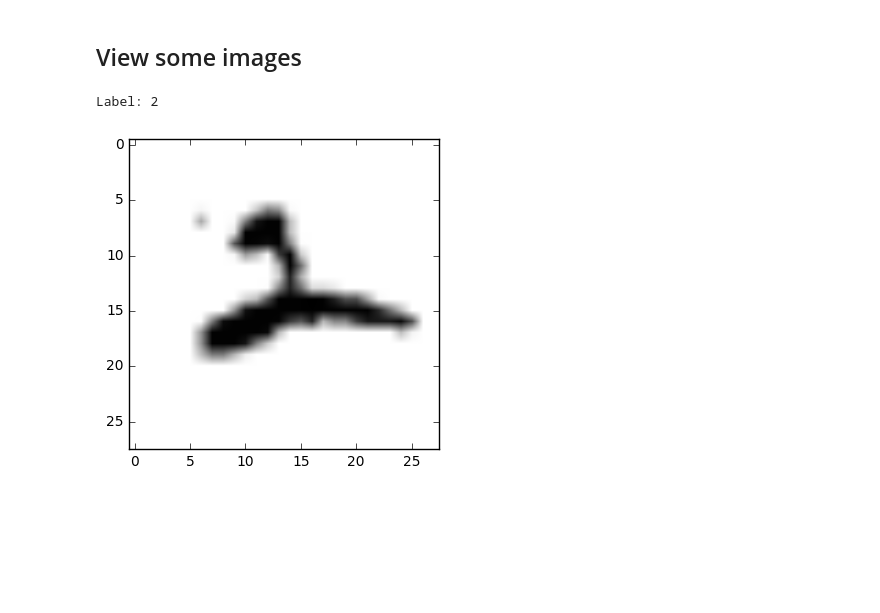
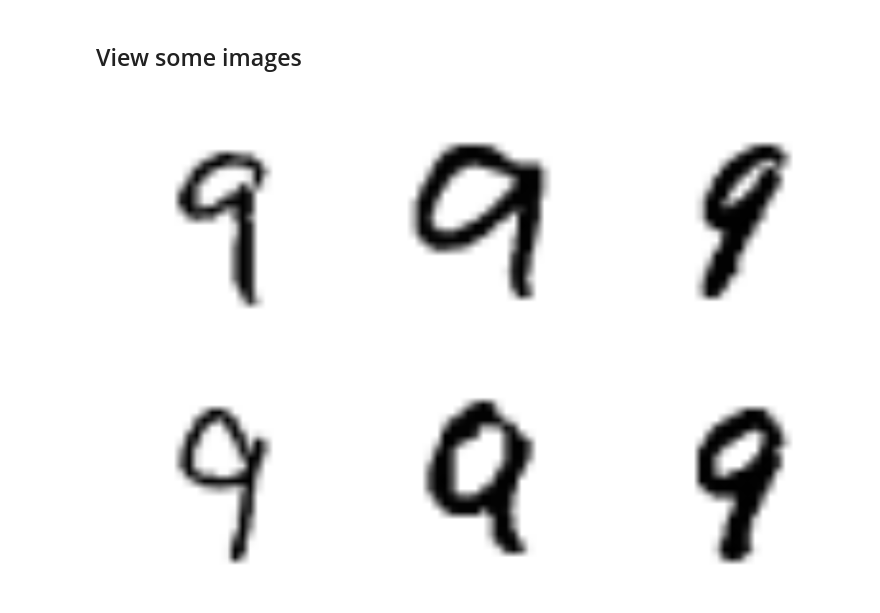
Before and after one commit to devGhiles/mnist-digit-recognition, a Jupyter notebook: eda.ipynb, the cells around one changed output. Cells and saved outputs as stored; diff of their text form; code cells hidden in the pictures; blank space fills up the shorter version.

Commit message:
Create function to view several images of a specific label at a time in the EDA

```diff
--- a/eda.ipynb
+++ b/eda.ipynb
@@ -45,11 +45,27 @@ def dispay_image(row):
     plt.imshow(255 - row.reshape(28, 28), cmap='gray', vmin=0, vmax=255)
     plt.show()
     return None
-# %%
-row = train_df.sample(1).iloc[0]
-print('Label: {}'.format(row['label']))
-row = row.values[1:]
-dispay_image(row)
-# %% [output]
-Label: 2
-[figure, removed]
+# %%
+def display_images_of_specific_label(label, n_images=1):
+    n_cols = 3
+
+    samples_of_interest_df = train_df.loc[train_df['label'] == label]
+    samples_of_interest_df = samples_of_interest_df.drop(['label'], axis=1).copy()
+    n_images = min(n_images, len(samples_of_interest_df))
+    samples_of_interest_df = samples_of_interest_df.sample(n_images)
+
+    n_rows = int((n_images - 1) / n_cols) + 1
+    fig, axes = plt.subplots(n_rows, n_cols, figsize=(15, 10))
+    for i, (_, row) in enumerate(samples_of_interest_df.iterrows()):
+        if n_rows > 1:
+            ax = axes[int(i / n_cols), i % n_cols]
+        else:
+            ax = axes[i % n_cols]
+        ax.axis('off')
+        ax.imshow(255 - row.values.reshape(28, 28), cmap='gray', vmin=0, vmax=255)
+
+    return None
+# %%
+display_images_of_specific_label(9, 6)
+# %% [output]
+[figure, added]
```
Also changed, not shown: parts of 3 cells of this notebook.
